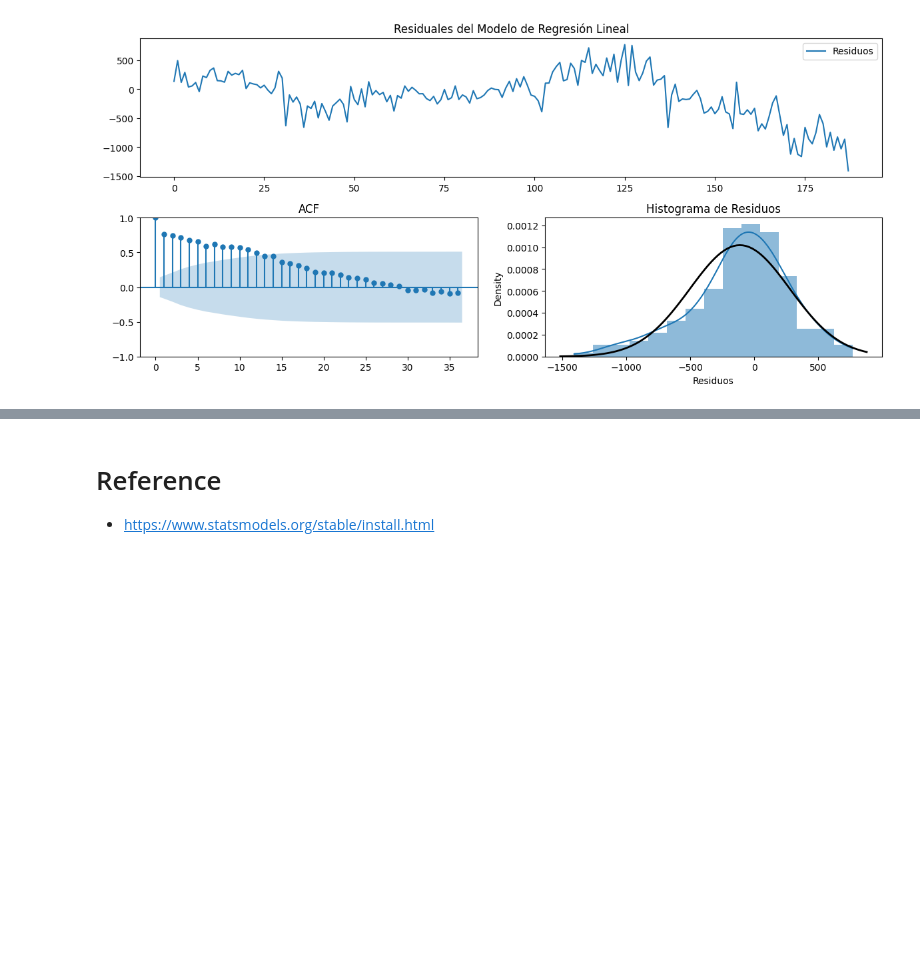
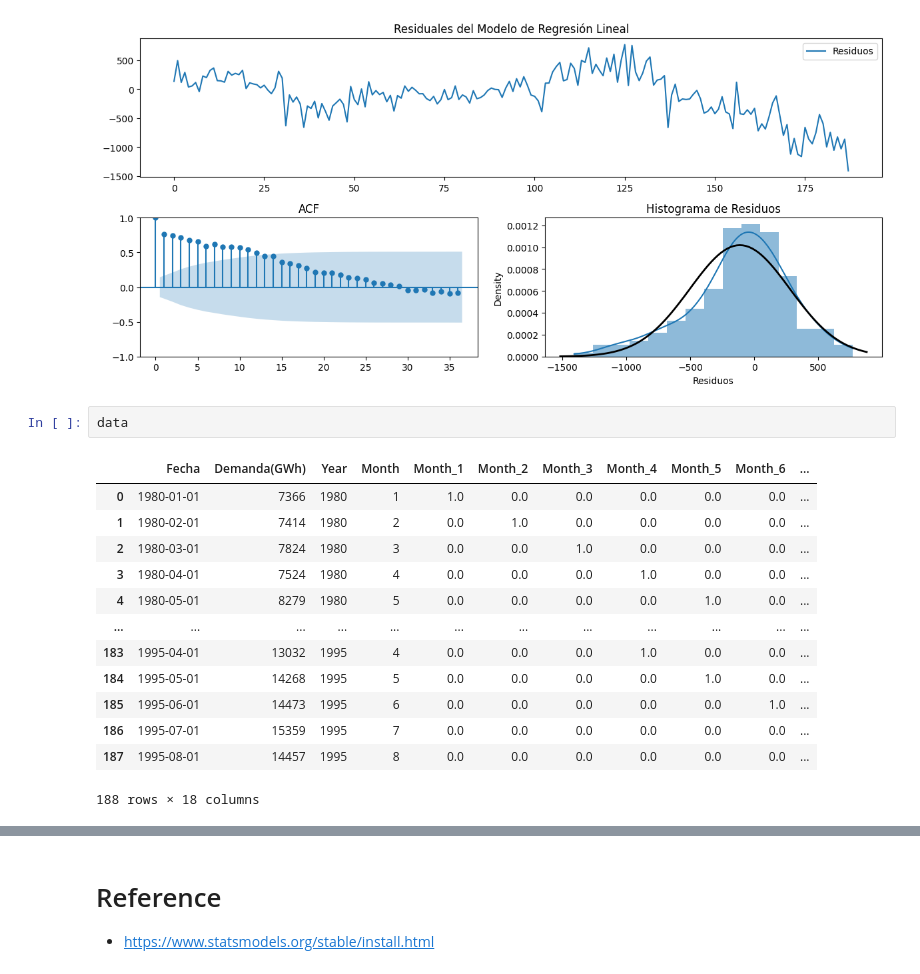
Before and after one commit to Devchuz/AI-Fundamentals-for-Engineers, a Jupyter notebook: 3. Machine Learning/Monthly electricity demand analysis.ipynb, the cells around one changed output, grey strips where cells are left out. Cells and saved outputs as stored; diff of their text form; blank space fills up the shorter version.

```diff
--- a/3. Machine Learning/Monthly electricity demand analysis.ipynb
+++ b/3. Machine Learning/Monthly electricity demand analysis.ipynb
@@ -391,4 +347,20 @@ data['Residuos'] = data['Demanda(GWh)'] - data['Demanda_Predicha']
 plot_residuals_analysis(data['Residuos'], "Modelo de Regresión Lineal")
 # %% [output]
 [figure]
+# %%
+data
+# %% [output]
+|  | Fecha | Demanda(GWh) | Year | Month | Month_1 | Month_2 | Month_3 | Month_4 | Month_5 | Month_6 | ... |
+| 0 | 1980-01-01 | 7366 | 1980 | 1 | 1.0 | 0.0 | 0.0 | 0.0 | 0.0 | 0.0 | ... |
+| 1 | 1980-02-01 | 7414 | 1980 | 2 | 0.0 | 1.0 | 0.0 | 0.0 | 0.0 | 0.0 | ... |
+| 2 | 1980-03-01 | 7824 | 1980 | 3 | 0.0 | 0.0 | 1.0 | 0.0 | 0.0 | 0.0 | ... |
+| 3 | 1980-04-01 | 7524 | 1980 | 4 | 0.0 | 0.0 | 0.0 | 1.0 | 0.0 | 0.0 | ... |
+| 4 | 1980-05-01 | 8279 | 1980 | 5 | 0.0 | 0.0 | 0.0 | 0.0 | 1.0 | 0.0 | ... |
+| ... | ... | ... | ... | ... | ... | ... | ... | ... | ... | ... | ... |
+| 183 | 1995-04-01 | 13032 | 1995 | 4 | 0.0 | 0.0 | 0.0 | 1.0 | 0.0 | 0.0 | ... |
+| 184 | 1995-05-01 | 14268 | 1995 | 5 | 0.0 | 0.0 | 0.0 | 0.0 | 1.0 | 0.0 | ... |
+| 185 | 1995-06-01 | 14473 | 1995 | 6 | 0.0 | 0.0 | 0.0 | 0.0 | 0.0 | 1.0 | ... |
+| 186 | 1995-07-01 | 15359 | 1995 | 7 | 0.0 | 0.0 | 0.0 | 0.0 | 0.0 | 0.0 | ... |
+| 187 | 1995-08-01 | 14457 | 1995 | 8 | 0.0 | 0.0 | 0.0 | 0.0 | 0.0 | 0.0 | ... |
+188 rows × 18 columns
 # %%
```
Also changed, not shown: parts of 12 cells of this notebook, 1 other file.
